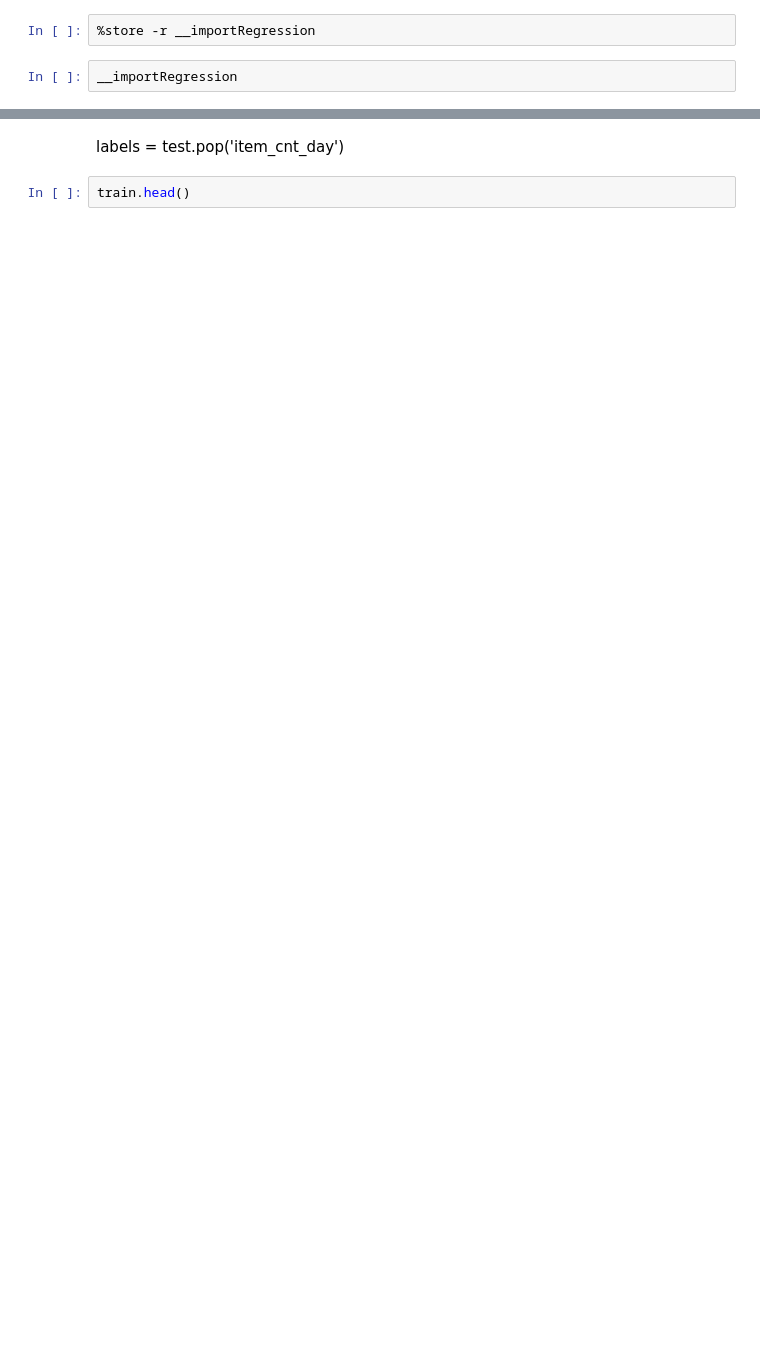
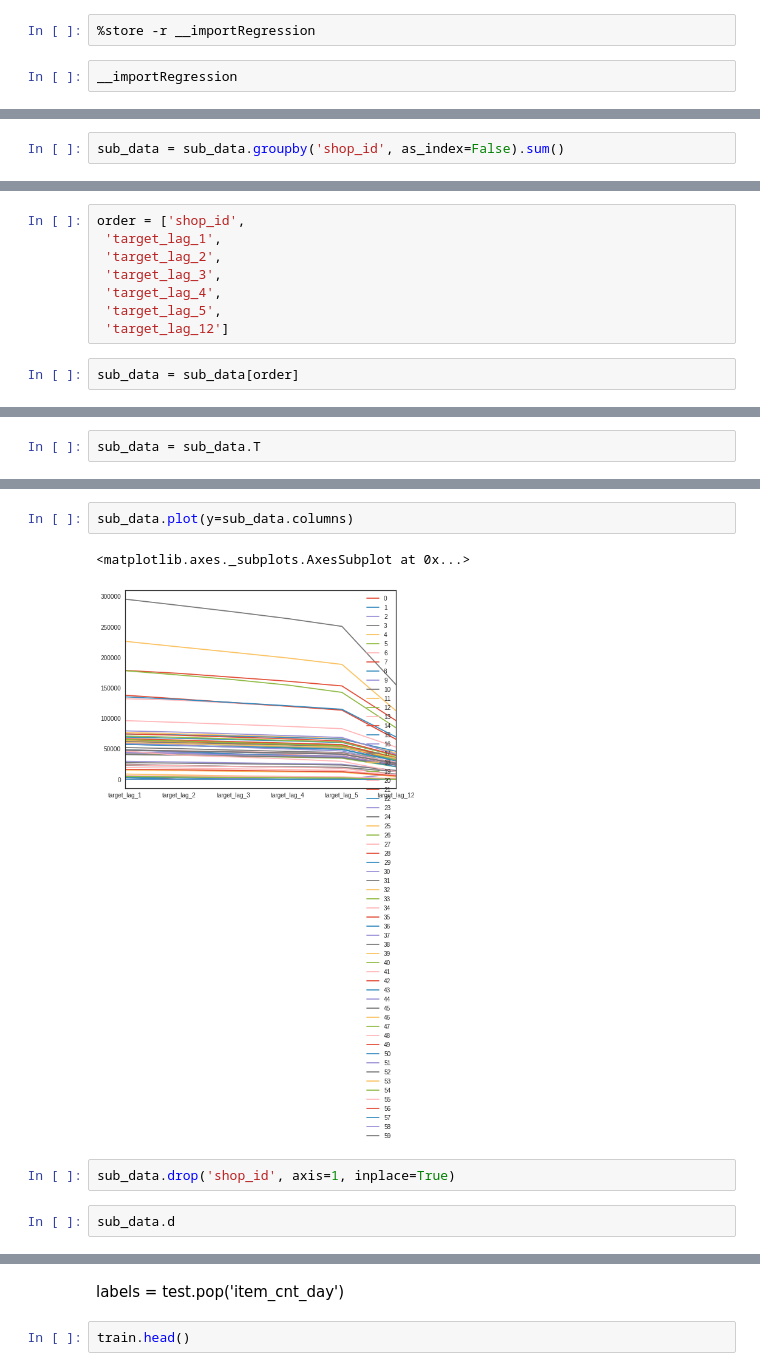
Before and after one commit to maviator/kaggle_coursera_course, a Jupyter notebook: script/EDA_2.0.ipynb, the cells around one changed output, grey strips where cells are left out. Saved outputs shown, nothing was run; the diff lists cells and outputs as text; blank space fills up the shorter version.

```diff
--- a/script/EDA_2.0.ipynb
+++ b/script/EDA_2.0.ipynb
@@ -24,0 +204,2 @@ print (train.shape, test.shape, items.shape, categories.shape)
+# %%
+sub_data = sub_data.groupby('shop_id', as_index=False).sum()
@@ -24,0 +227,10 @@ print (train.shape, test.shape, items.shape, categories.shape)
+# %%
+order = ['shop_id',
+ 'target_lag_1',
+ 'target_lag_2',
+ 'target_lag_3',
+ 'target_lag_4',
+ 'target_lag_5',
+ 'target_lag_12']
+# %%
+sub_data = sub_data[order]
@@ -24,0 +246,2 @@ print (train.shape, test.shape, items.shape, categories.shape)
+# %%
+sub_data = sub_data.T
@@ -24,0 +266,9 @@ print (train.shape, test.shape, items.shape, categories.shape)
+# %%
+sub_data.plot(y=sub_data.columns)
+# %% [output]
+<matplotlib.axes._subplots.AxesSubplot at 0x...>
+[figure, added]
+# %%
+sub_data.drop('shop_id', axis=1, inplace=True)
+# %%
+sub_data.d
```
Also changed, not shown: parts of 35 cells of this notebook.
